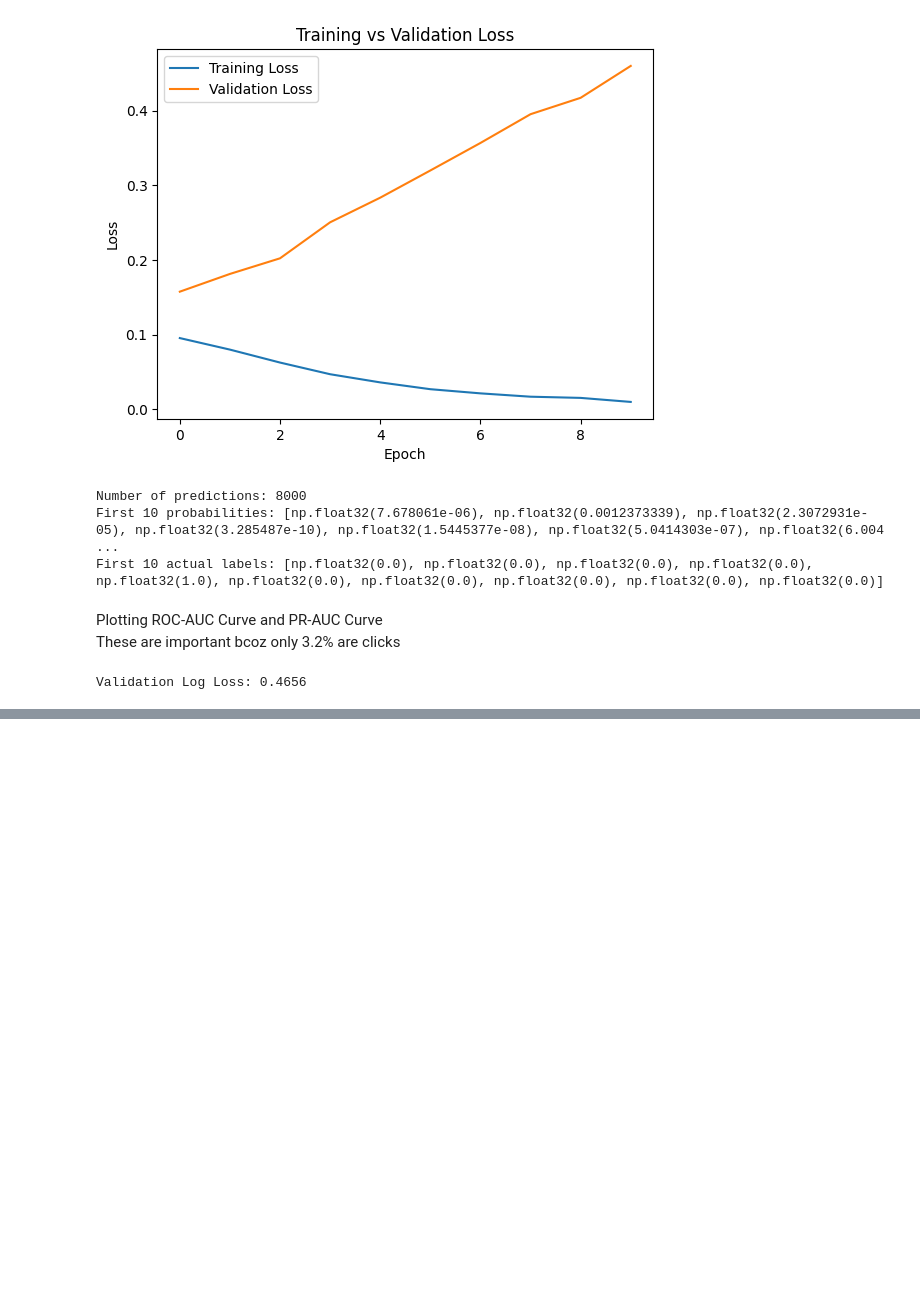
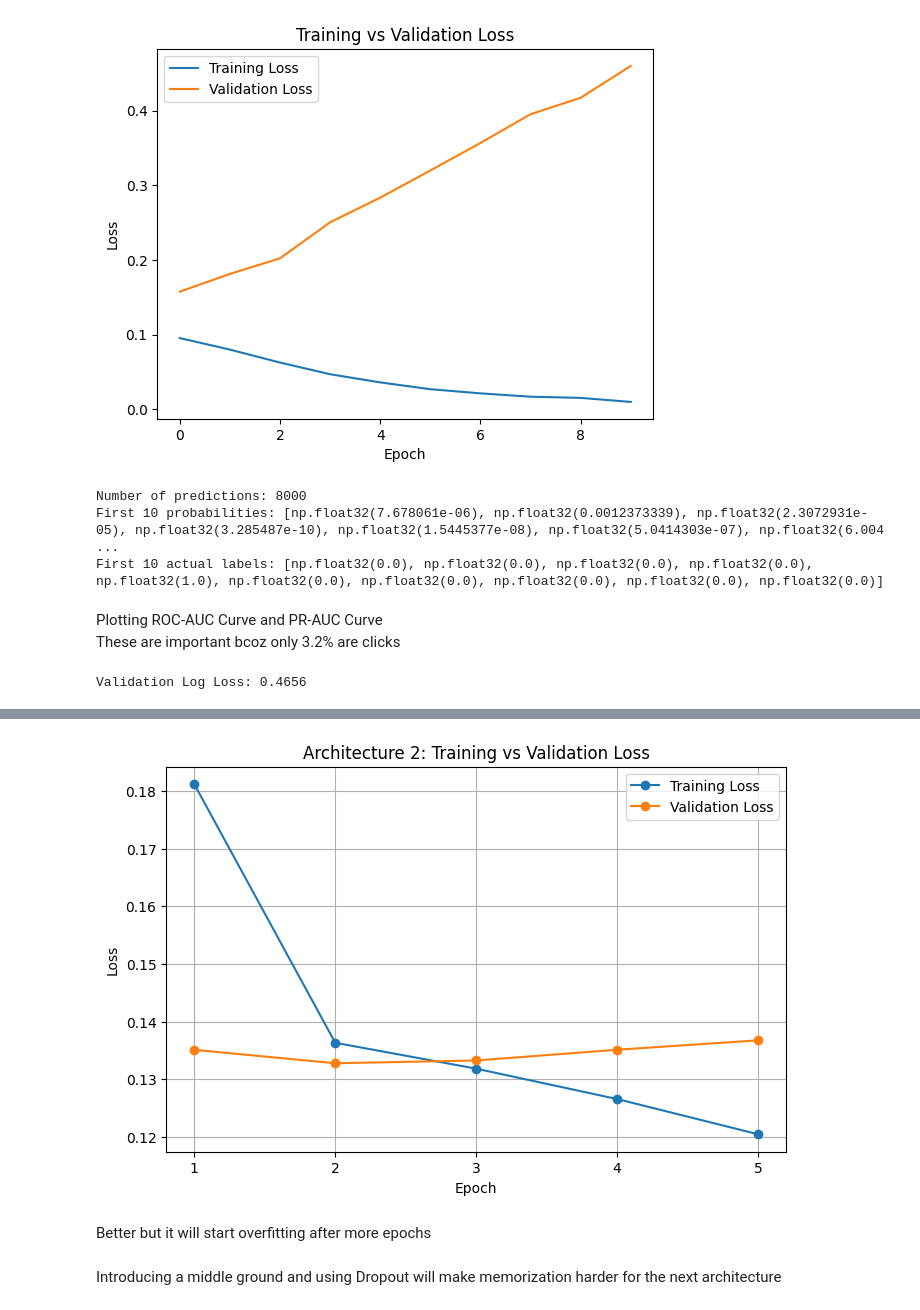
Before and after one commit to shreyaspatil28/Shreyas-Patil-Intelligence-SIG-Recs-2026, a Jupyter notebook: mandatory-tasks/recommender-systems-cf-to-dlrm/RecommendationTasks/02_NeuralCTR/Task2.ipynb, the cells around one changed output, grey strips where cells are left out. Saved outputs shown, nothing was run; the diff lists cells and outputs as text; code cells hidden in the pictures; blank space fills up the shorter version.

```diff
--- a/mandatory-tasks/recommender-systems-cf-to-dlrm/RecommendationTasks/02_NeuralCTR/Task2.ipynb
+++ b/mandatory-tasks/recommender-systems-cf-to-dlrm/RecommendationTasks/02_NeuralCTR/Task2.ipynb
@@ -333,0 +514,32 @@ Validation Log Loss: 0.4656
+# %%
+import matplotlib.pyplot as plt
+
+plt.figure(figsize=(8, 5))
+
+plt.plot(
+    range(1, len(train_losses_2) + 1),
+    train_losses_2,
+    marker="o",
+    label="Training Loss"
+)
+
+plt.plot(
+    range(1, len(val_losses_2) + 1),
+    val_losses_2,
+    marker="o",
+    label="Validation Loss"
+)
+
+plt.xlabel("Epoch")
+plt.ylabel("Loss")
+plt.title("Architecture 2: Training vs Validation Loss")
+plt.xticks(range(1, len(train_losses_2) + 1))
+plt.legend()
+plt.grid(True)
+plt.show()
+# %% [output]
+[figure, added]
+# %% [markdown]
+Better but it will start overfitting after more epochs
+# %% [markdown]
+Introducing a middle ground and using Dropout will make memorization harder for the next architecture
```
Also changed, not shown: parts of 21 cells of this notebook.
